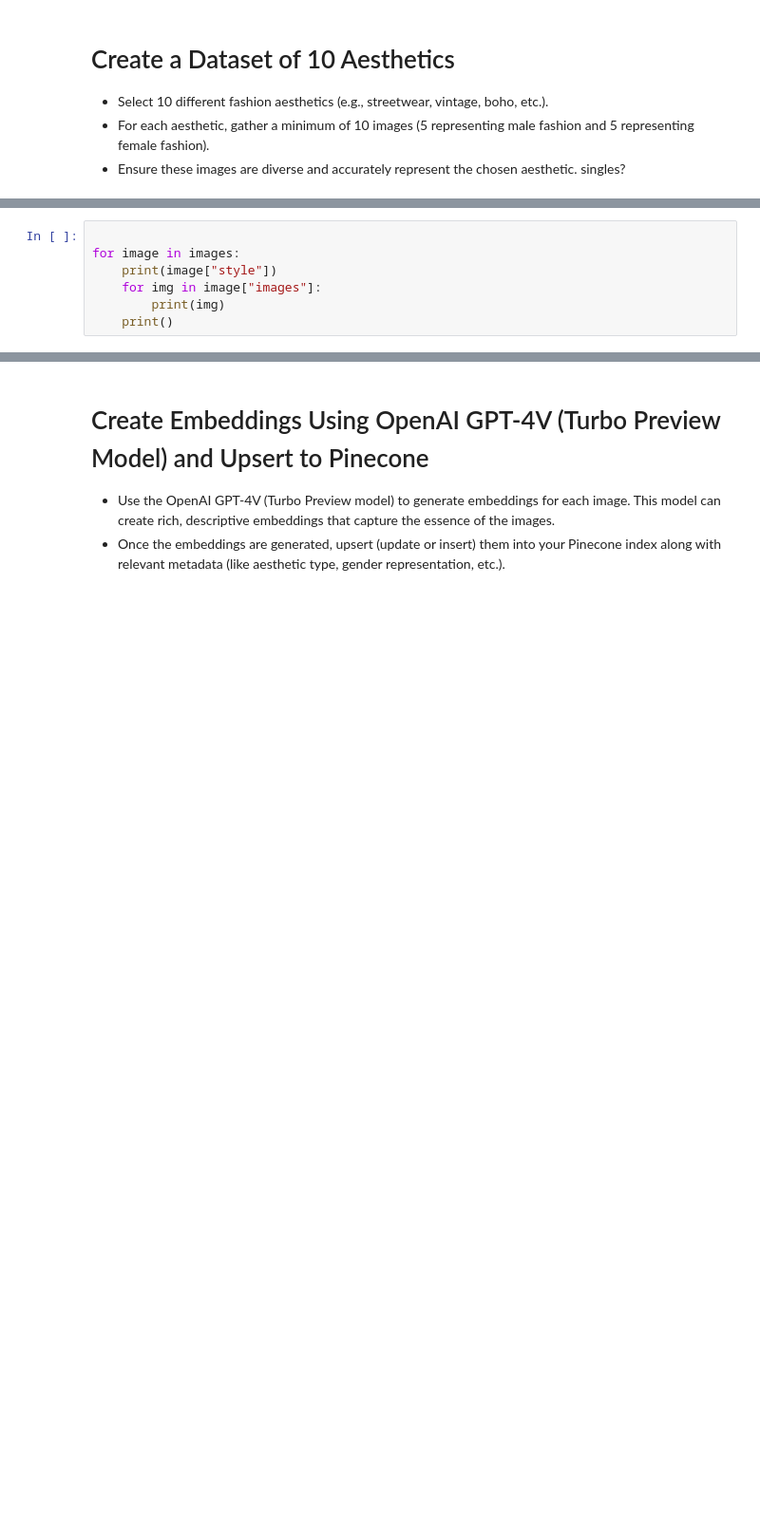
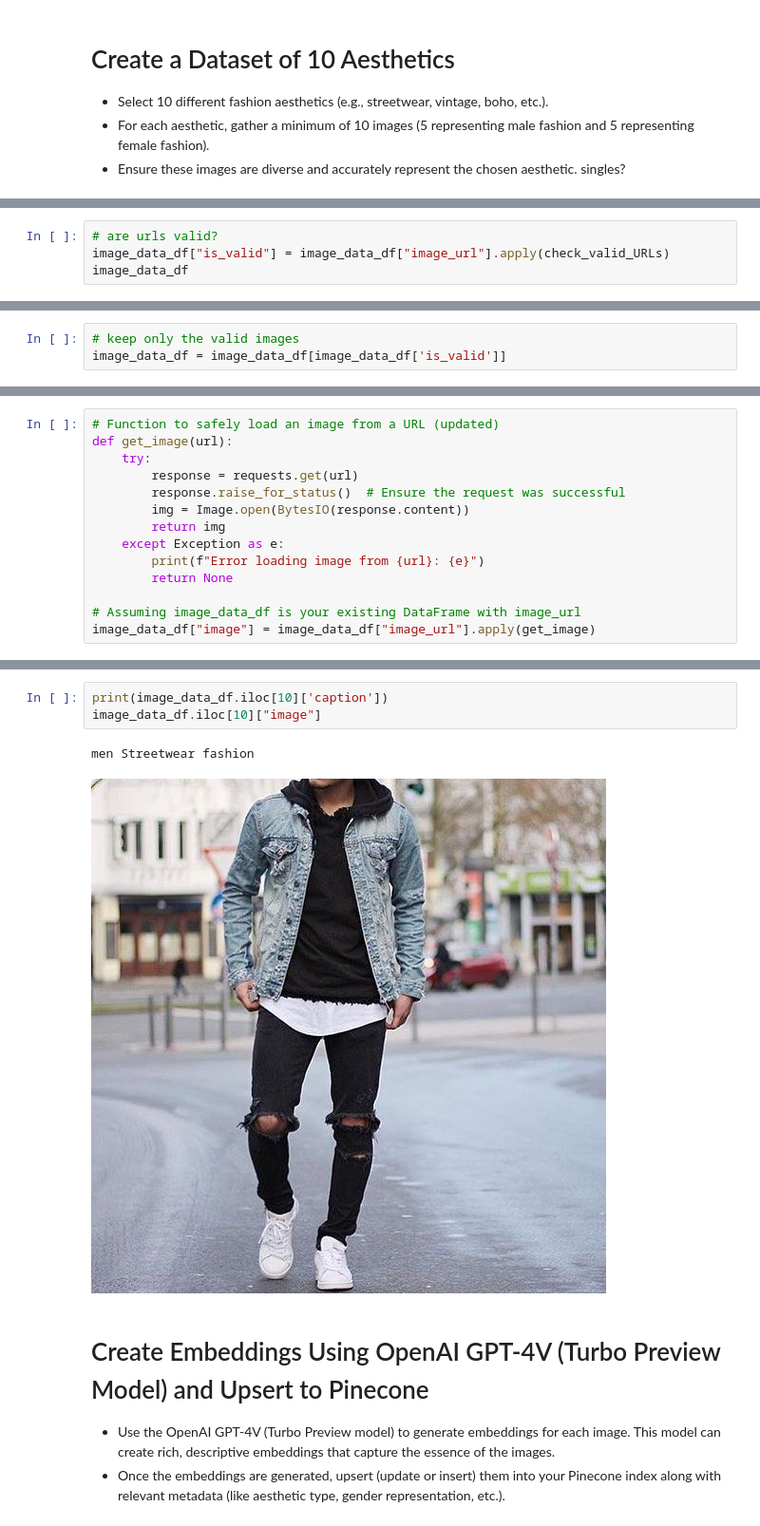
Before and after one commit to AdiA32/ImageAesthetic, a Jupyter notebook: Aesthetic_Classifier.ipynb, the cells around one changed output, grey strips where cells are left out. Shown at 95% size. Saved outputs shown, nothing was run; the diff lists cells and outputs as text; blank space fills up the shorter version.

Commit message:
embeddings for text and image created

```diff
--- a/Aesthetic_Classifier.ipynb
+++ b/Aesthetic_Classifier.ipynb
@@ -259,7 +248,0 @@ images = images2
-# %%
-
-for image in images:
-    print(image["style"])
-    for img in image["images"]:
-        print(img)
-    print()
@@ -283,0 +306,4 @@ https://i.pinimg.com/736x/f4/e4/8b/f4e48bf36ca3f58304c4f8e4002122c6.jpg
+# %%
+# are urls valid?
+image_data_df["is_valid"] = image_data_df["image_url"].apply(check_valid_URLs)
+image_data_df
@@ -283,0 +324,3 @@ https://i.pinimg.com/736x/f4/e4/8b/f4e48bf36ca3f58304c4f8e4002122c6.jpg
+# %%
+# keep only the valid images
+image_data_df = image_data_df[image_data_df['is_valid']]
@@ -283,0 +329,14 @@ https://i.pinimg.com/736x/f4/e4/8b/f4e48bf36ca3f58304c4f8e4002122c6.jpg
+# %%
+# Function to safely load an image from a URL (updated)
+def get_image(url):
+    try:
+        response = requests.get(url)
+        response.raise_for_status()  # Ensure the request was successful
+        img = Image.open(BytesIO(response.content))
+        return img
+    except Exception as e:
+        print(f"Error loading image from {url}: {e}")
+        return None
+
+# Assuming image_data_df is your existing DataFrame with image_url
+image_data_df["image"] = image_data_df["image_url"].apply(get_image)
@@ -284,3 +366,9 @@ https://i.pinimg.com/736x/f4/e4/8b/f4e48bf36ca3f58304c4f8e4002122c6.jpg
+# %%
+print(image_data_df.iloc[10]['caption'])
+image_data_df.iloc[10]["image"]
+# %% [output]
+men Streetwear fashion
+[figure, added]
 # %% [markdown]
 # Create Embeddings Using OpenAI GPT-4V (Turbo Preview Model) and Upsert to Pinecone
 - Use the OpenAI GPT-4V (Turbo Preview model) to generate embeddings for each image. This model can create rich, descriptive embeddings that capture the essence of the images.
```
Also changed, not shown: parts of 34 cells of this notebook.
